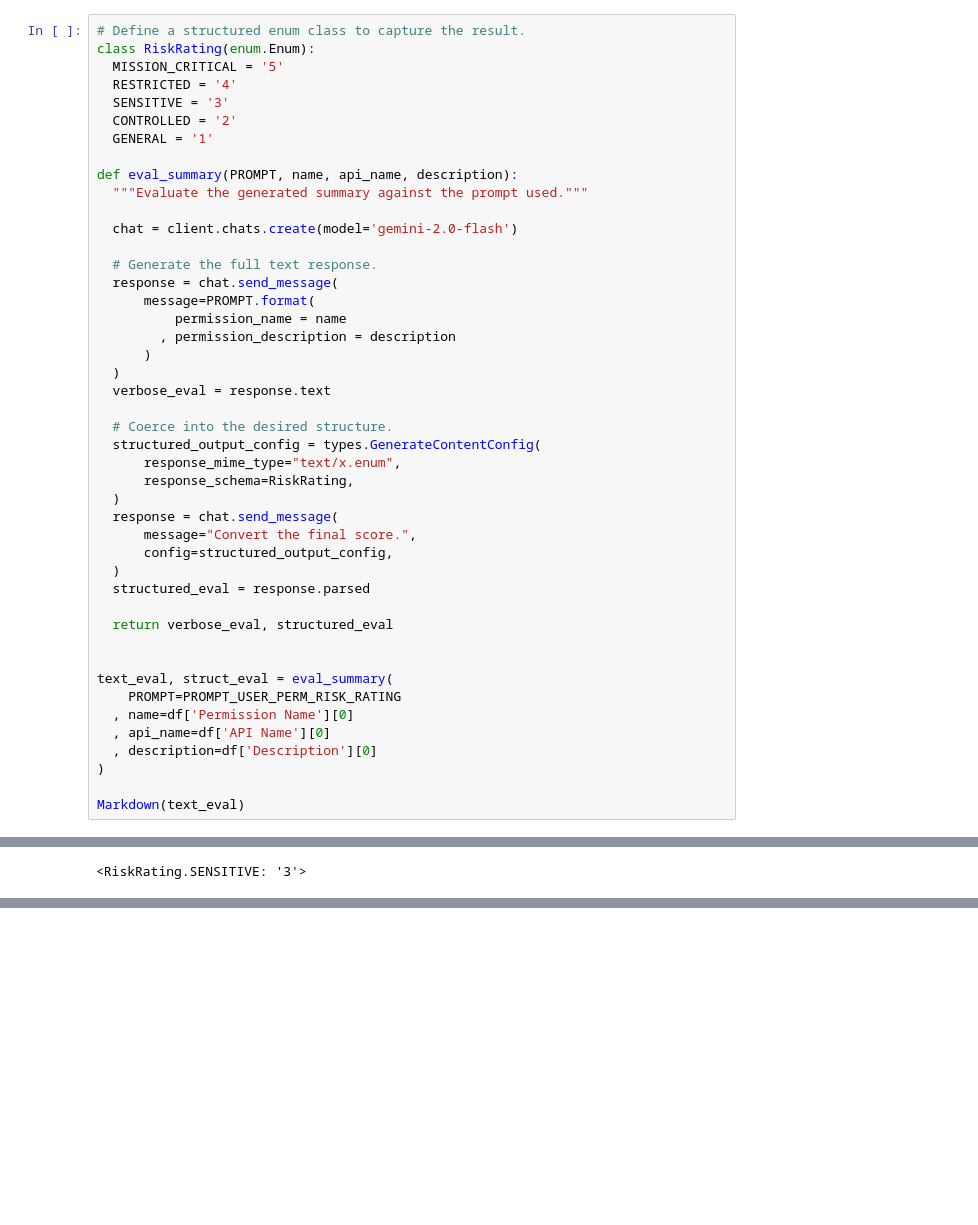
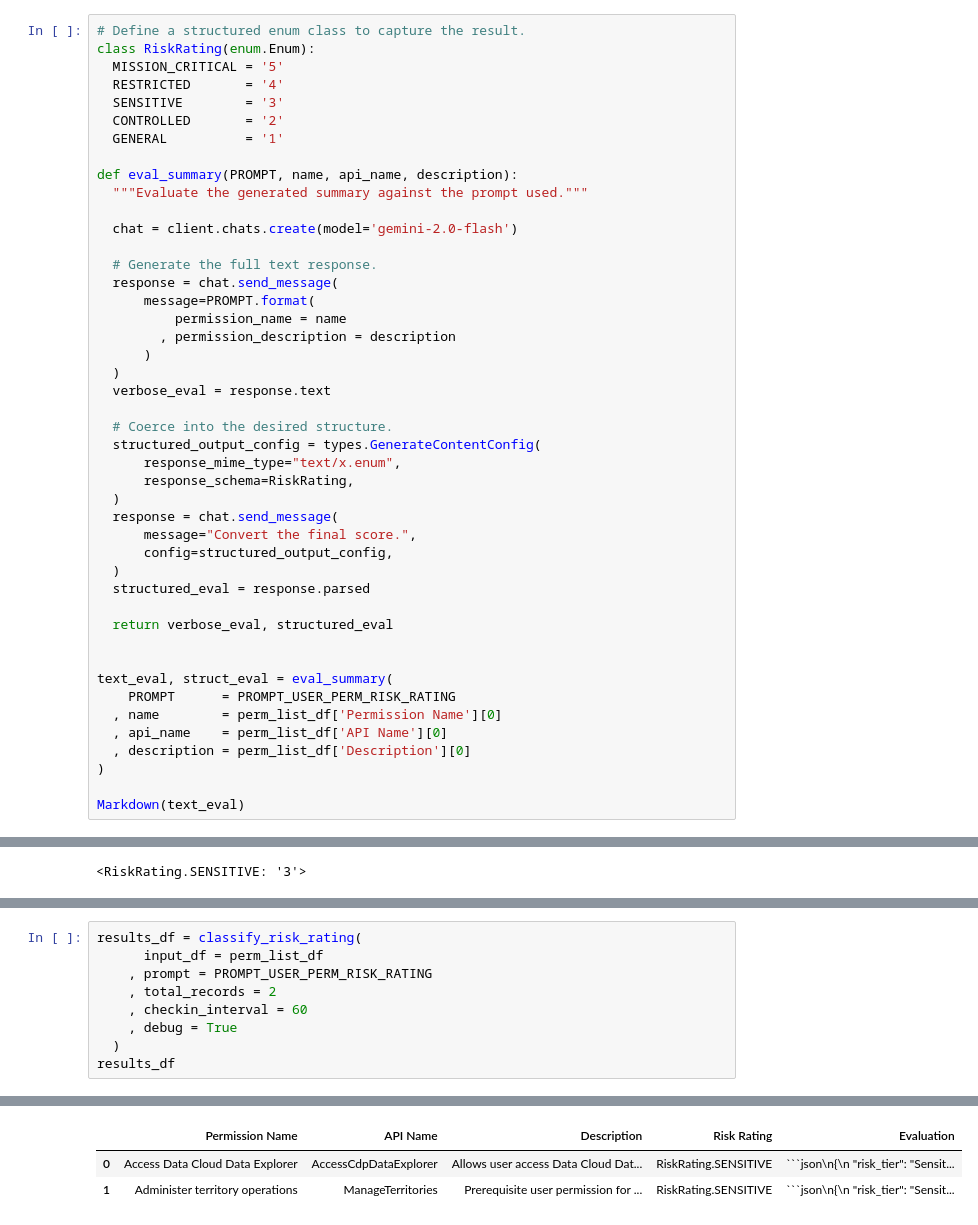
Before and after one commit to TOM-BOHN/SFDC-User-Permissions-AI, a Jupyter notebook: Notebooks/SFDC_User_Permission_AI.ipynb, the cells around one changed output, grey strips where cells are left out. Cells and saved outputs as stored; diff of their text form; blank space fills up the shorter version.

````diff
--- a/Notebooks/SFDC_User_Permission_AI.ipynb
+++ b/Notebooks/SFDC_User_Permission_AI.ipynb
@@ -85,10 +93,10 @@ We will provide you with the permission name and a short description of what it
 # Define a structured enum class to capture the result.
 class RiskRating(enum.Enum):
   MISSION_CRITICAL = '5'
-  RESTRICTED = '4'
-  SENSITIVE = '3'
-  CONTROLLED = '2'
-  GENERAL = '1'
+  RESTRICTED       = '4'
+  SENSITIVE        = '3'
+  CONTROLLED       = '2'
+  GENERAL          = '1'
 
 def eval_summary(PROMPT, name, api_name, description):
   """Evaluate the generated summary against the prompt used."""
@@ -119,10 +127,10 @@ def eval_summary(PROMPT, name, api_name, description):
 
 
 text_eval, struct_eval = eval_summary(
-    PROMPT=PROMPT_USER_PERM_RISK_RATING
-  , name=df['Permission Name'][0]
-  , api_name=df['API Name'][0]
-  , description=df['Description'][0]
+    PROMPT      = PROMPT_USER_PERM_RISK_RATING
+  , name        = perm_list_df['Permission Name'][0]
+  , api_name    = perm_list_df['API Name'][0]
+  , description = perm_list_df['Description'][0]
 )
 
 Markdown(text_eval)
@@ -167,0 +230,10 @@ for i in range(2):
+# %%
+results_df = classify_risk_rating(
+      input_df = perm_list_df
+    , prompt = PROMPT_USER_PERM_RISK_RATING
+    , total_records = 2
+    , checkin_interval = 60
+    , debug = True
+  )
+results_df
+# %% [output]
@@ -167,0 +257,3 @@ for i in range(2):
+|  | Permission Name | API Name | Description | Risk Rating | Evaluation |
+| 0 | Access Data Cloud Data Explorer | AccessCdpDataExplorer | Allows user access Data Cloud Dat... | RiskRating.SENSITIVE | ```json\n{\n "risk_tier": "Sensit... |
+| 1 | Administer territory operations | ManageTerritories | Prerequisite user permission for ... | RiskRating.SENSITIVE | ```json\n{\n "risk_tier": "Sensit... |
````
Also changed, not shown: parts of 11 cells of this notebook.
